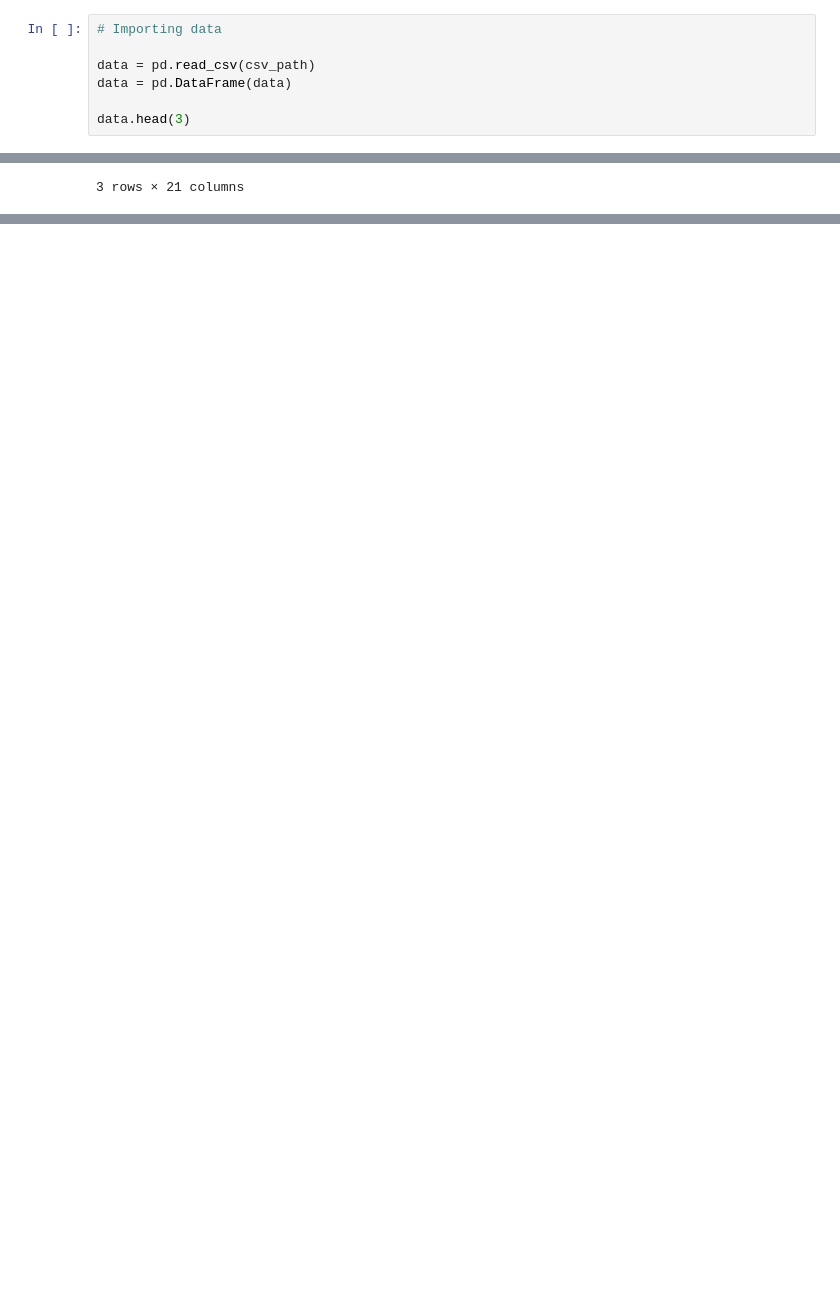
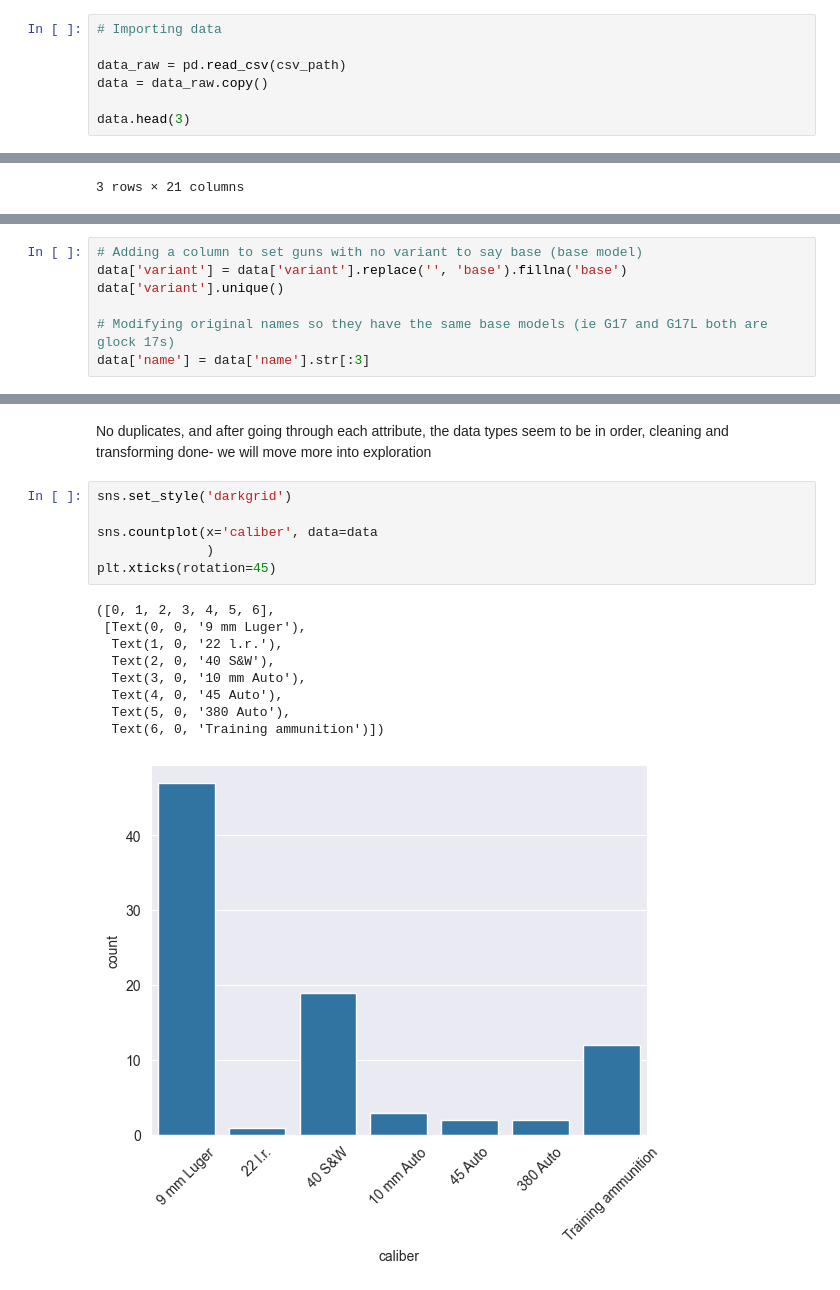
Before and after one commit to AristonTheAnalyst/Glock-Dashboard, a Jupyter notebook: exploratory-data-analysis/EDA.ipynb, the cells around one changed output, grey strips where cells are left out. Drawn from its saved outputs; the diff is of its cells as text; blank space fills up the shorter version.

Commit message:
finished initial quality assessment and transforming the data (for now), explored the data with two visualizations

```diff
--- a/exploratory-data-analysis/EDA.ipynb
+++ b/exploratory-data-analysis/EDA.ipynb
@@ -16,8 +39,8 @@ csv_path = os.path.join(current_dir, 'glock_dataset.csv')
 # %%
 # Importing data
 
-data = pd.read_csv(csv_path)
-data = pd.DataFrame(data)
+data_raw = pd.read_csv(csv_path)
+data = data_raw.copy()
 
 data.head(3)
 # %% [output]
@@ -95,0 +241,7 @@ trigger_distance - distance needed for the trigger to fire the gun.
+# %%
+# Adding a column to set guns with no variant to say base (base model)
+data['variant'] = data['variant'].replace('', 'base').fillna('base')
+data['variant'].unique()
+
+# Modifying original names so they have the same base models (ie G17 and G17L both are glock 17s)
+data['name'] = data['name'].str[:3]
@@ -95,0 +293,18 @@ trigger_distance - distance needed for the trigger to fire the gun.
+# %% [markdown]
+No duplicates, and after going through each attribute, the data types seem to be in order, cleaning and transforming done- we will move more into exploration
+# %%
+sns.set_style('darkgrid')
+
+sns.countplot(x='caliber', data=data
+              )
+plt.xticks(rotation=45)
+# %% [output]
+([0, 1, 2, 3, 4, 5, 6],
+ [Text(0, 0, '9 mm Luger'),
+  Text(1, 0, '22 l.r.'),
+  Text(2, 0, '40 S&W'),
+  Text(3, 0, '10 mm Auto'),
+  Text(4, 0, '45 Auto'),
+  Text(5, 0, '380 Auto'),
+  Text(6, 0, 'Training ammunition')])
+[figure, added]
```
Also changed, not shown: parts of 19 cells of this notebook, 7 other files.
